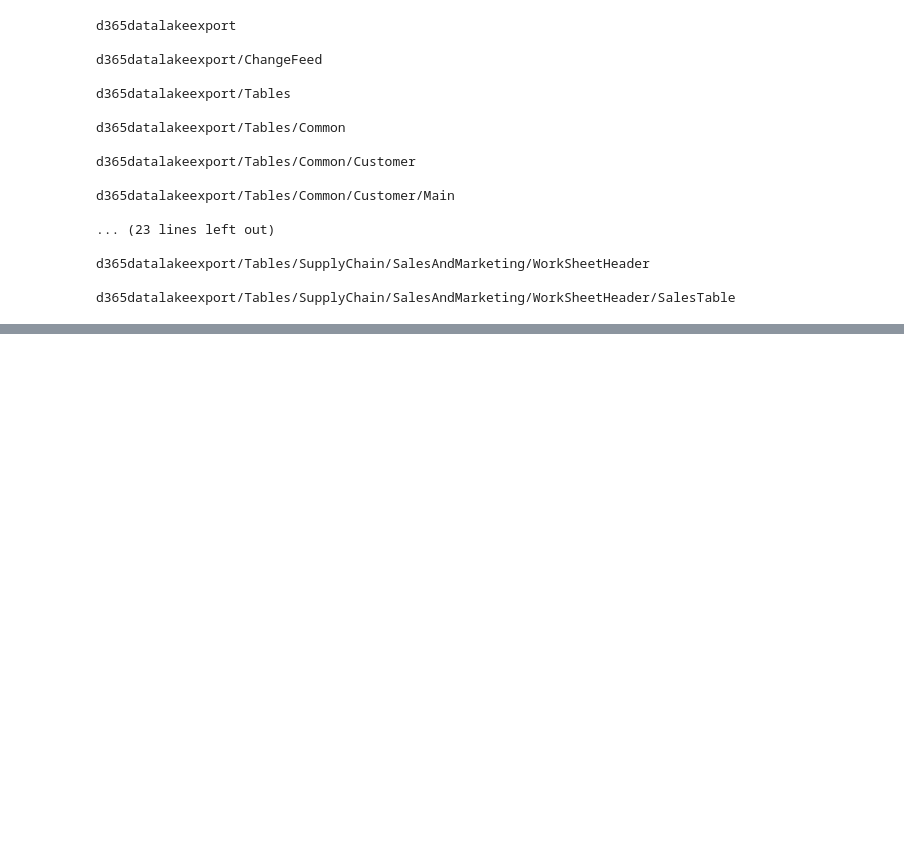
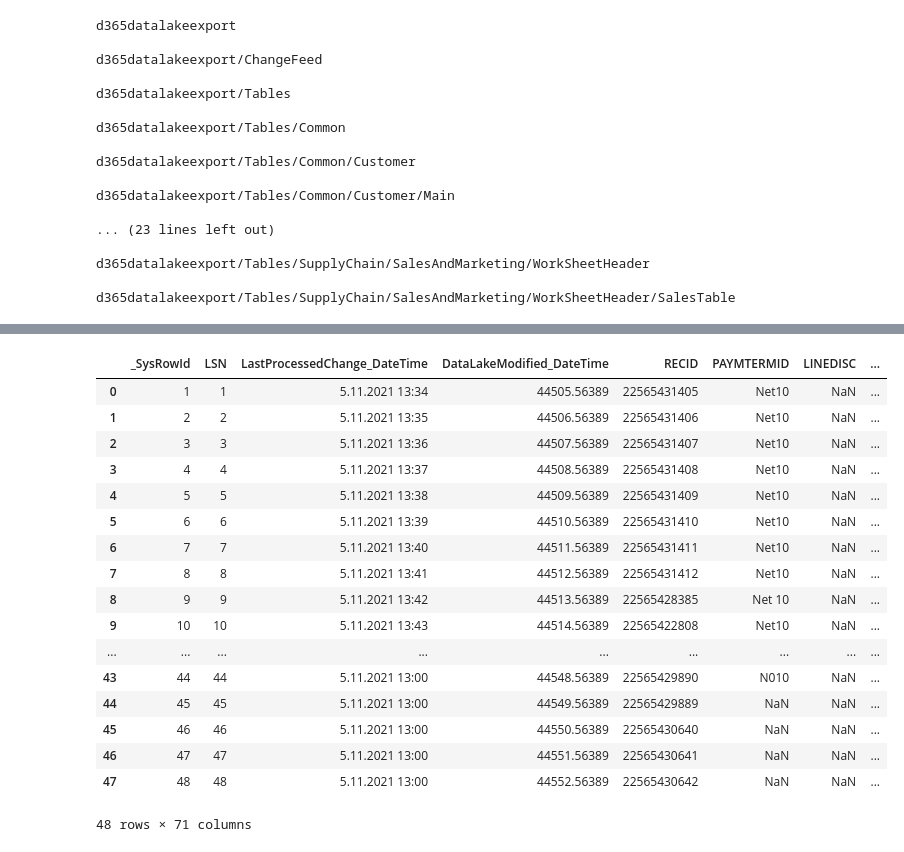
Before and after one commit to psmgeelen/turbodata, a Jupyter notebook: scripts/test.ipynb, the cells around one changed output, grey strips where cells are left out. Saved outputs shown, nothing was run; the diff lists cells and outputs as text; code cells hidden in the pictures; blank space fills up the shorter version.

Commit message:
added code to read csv and metadata json to create dataframe with columnnames

```diff
--- a/scripts/test.ipynb
+++ b/scripts/test.ipynb
@@ -40,3 +41,15 @@ d365datalakeexport/Tables/Common/Customer/Main
 d365datalakeexport/Tables/SupplyChain/SalesAndMarketing/WorkSheetHeader
 
 d365datalakeexport/Tables/SupplyChain/SalesAndMarketing/WorkSheetHeader/SalesTable
+# %%
+# Create a dataframe with the desired files. The csv files contain the data, the cdm.json files the metadata
+import re
+pattern = re.compile('\w.*\.cdm.json|\w.*\.csv')
+results = [(path.name,
+path.name.split('/')[-1],
+path.name.split('/')[-1].split('.')[0].split('_')[0].lower(),
+path.name.split('/')[-1].split('.')[-1]) for path in FileSystemClient.from_connection_string(connectionstring, file_system_name=file_system).get_paths() \
+    if pattern.match(path.name)]
+# pattern = re.compile('\w.*\.cdm.json|\w.*\.csv')
+# new_results = list(filter(pattern.match,results))
+pd.DataFrame(results, columns=['Path','Filename', 'Table', 'Type'])
@@ -42,0 +62,37 @@ d365datalakeexport/Tables/SupplyChain/SalesAndMarketing/WorkSheetHeader/SalesTab
+# %%
+# Read file into a dataframe
+from io import StringIO
+adl = FileSystemClient.from_connection_string(connectionstring, file_system_name=file_system)
+input_file = adl.get_file_client("d365datalakeexport/Tables/Common/Customer/Main/CustTable/CUSTTABLE_00001.csv")
+
+customers = pd.read_csv(StringIO(re.sub('"""', '"', str(input_file.download_file().readall(),'utf-8'))),sep=';', dayfirst=True, infer_datetime_format=True, header=None)
+# %%
+# Read metadata json file for columnames
+import json
+adl = FileSystemClient.from_connection_string(connectionstring, file_system_name=file_system)
+metadata_file =adl.get_file_client("d365datalakeexport/Tables/Common/Customer/Main/CustTable.cdm.json")
+json_test = json.loads(metadata_file.download_file().readall())
+
+columns_names = [item['name'] for item in json_test['definitions'][0]['hasAttributes']]
+customers.columns = columns_names
+customers
+#pd.json_normalize(json_test, record_path=['definitions','hasAttributes'])
+# %% [output]
+|  | _SysRowId | LSN | LastProcessedChange_DateTime | DataLakeModified_DateTime | RECID | PAYMTERMID | LINEDISC | ... |
+| 0 | 1 | 1 | 5.11.2021 13:34 | 44505.56389 | 22565431405 | Net10 | NaN | ... |
+| 1 | 2 | 2 | 5.11.2021 13:35 | 44506.56389 | 22565431406 | Net10 | NaN | ... |
+| 2 | 3 | 3 | 5.11.2021 13:36 | 44507.56389 | 22565431407 | Net10 | NaN | ... |
+| 3 | 4 | 4 | 5.11.2021 13:37 | 44508.56389 | 22565431408 | Net10 | NaN | ... |
+| 4 | 5 | 5 | 5.11.2021 13:38 | 44509.56389 | 22565431409 | Net10 | NaN | ... |
+| 5 | 6 | 6 | 5.11.2021 13:39 | 44510.56389 | 22565431410 | Net10 | NaN | ... |
+| 6 | 7 | 7 | 5.11.2021 13:40 | 44511.56389 | 22565431411 | Net10 | NaN | ... |
+| 7 | 8 | 8 | 5.11.2021 13:41 | 44512.56389 | 22565431412 | Net10 | NaN | ... |
+| 8 | 9 | 9 | 5.11.2021 13:42 | 44513.56389 | 22565428385 | Net 10 | NaN | ... |
+| 9 | 10 | 10 | 5.11.2021 13:43 | 44514.56389 | 22565422808 | Net10 | NaN | ... |
+| ... | ... | ... | ... | ... | ... | ... | ... | ... |
+| 43 | 44 | 44 | 5.11.2021 13:00 | 44548.56389 | 22565429890 | N010 | NaN | ... |
+| 44 | 45 | 45 | 5.11.2021 13:00 | 44549.56389 | 22565429889 | NaN | NaN | ... |
+| 45 | 46 | 46 | 5.11.2021 13:00 | 44550.56389 | 22565430640 | NaN | NaN | ... |
+| 46 | 47 | 47 | 5.11.2021 13:00 | 44551.56389 | 22565430641 | NaN | NaN | ... |
+| 47 | 48 | 48 | 5.11.2021 13:00 | 44552.56389 | 22565430642 | NaN | NaN | ... |
+48 rows × 71 columns
```
Also changed, not shown: parts of 6 cells of this notebook, 1 other file.
